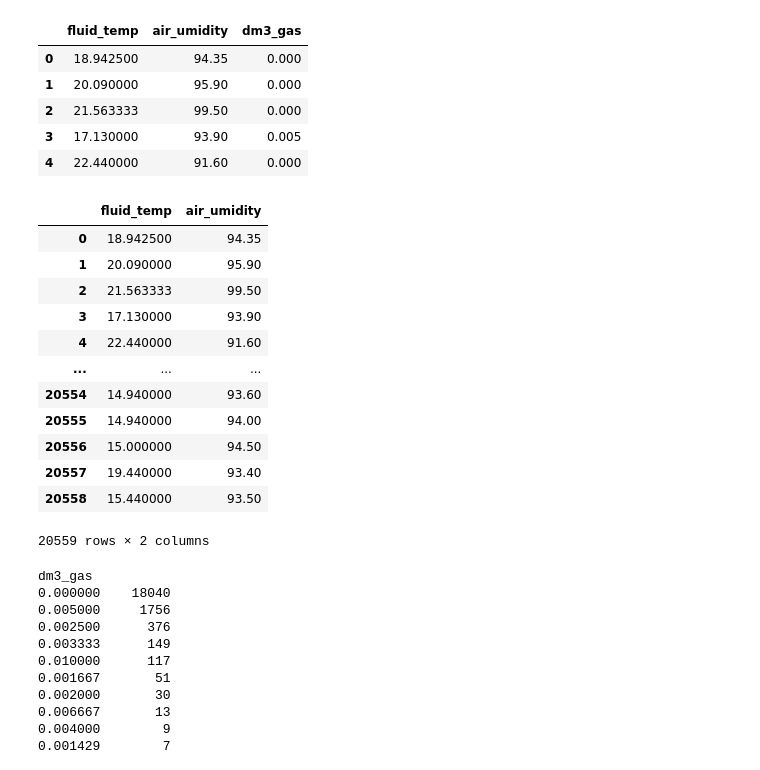
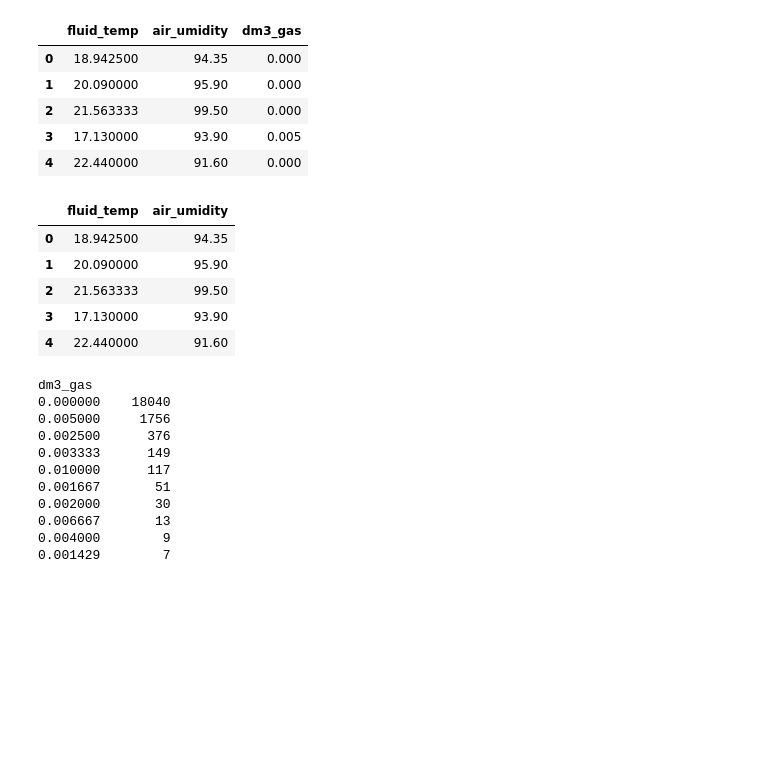
Before and after one commit to Nyotabenson/BGS, a Jupyter notebook: BGS_MODEL.ipynb, the cells around one changed output. Saved outputs shown, nothing was run; the diff lists cells and outputs as text; code cells hidden in the pictures; blank space fills up the shorter version.

```diff
--- a/BGS_MODEL.ipynb
+++ b/BGS_MODEL.ipynb
@@ -595,19 +594,12 @@ X_3  = df_hour[['dm3_gas']]
 # %%
-y_3
+y_3.head()
 # %% [output]
 |  | fluid_temp | air_umidity |
 | 0 | 18.942500 | 94.35 |
 | 1 | 20.090000 | 95.90 |
 | 2 | 21.563333 | 99.50 |
 | 3 | 17.130000 | 93.90 |
 | 4 | 22.440000 | 91.60 |
-| ... | ... | ... |
-| 20554 | 14.940000 | 93.60 |
-| 20555 | 14.940000 | 94.00 |
-| 20556 | 15.000000 | 94.50 |
-| 20557 | 19.440000 | 93.40 |
-| 20558 | 15.440000 | 93.50 |
-20559 rows × 2 columns
 # %%
 X_3.value_counts()
 # %% [output]
```
Also changed, not shown: parts of 69 cells of this notebook, 6 other files.
